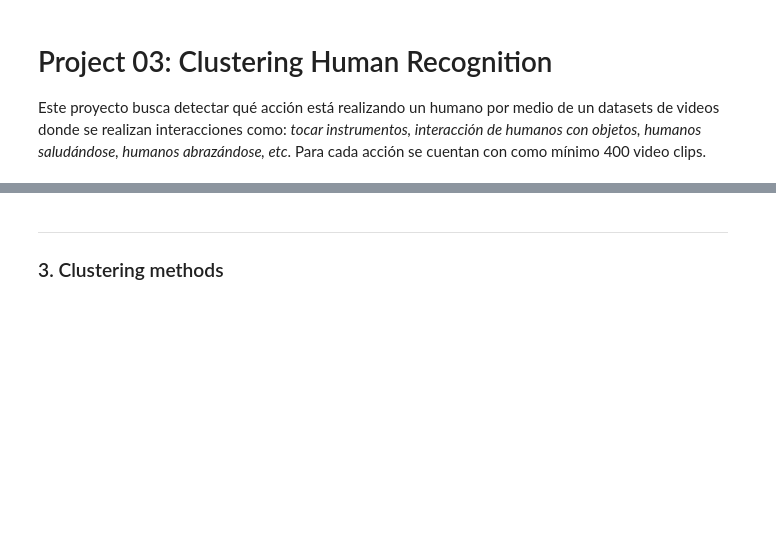
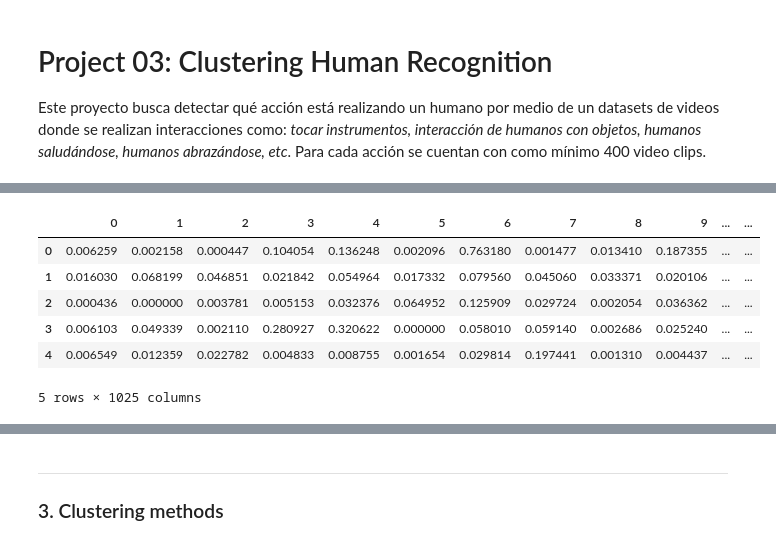
Before and after one commit to kaloslazo/ClusteringHumanRecognition, a Jupyter notebook: main.ipynb, the cells around one changed output, grey strips where cells are left out. Saved outputs shown, nothing was run; the diff lists cells and outputs as text; code cells hidden in the pictures; blank space fills up the shorter version.

```diff
--- a/main.ipynb
+++ b/main.ipynb
@@ -66,0 +78,13 @@ video_features_pca_reduced.shape
+# %%
+df_train = pd.DataFrame(video_features_stacked)
+df_train['action'] = video_labels
+
+df_train.head()
+# %% [output]
+|  | 0 | 1 | 2 | 3 | 4 | 5 | 6 | 7 | 8 | 9 | ... | ... |
+| 0 | 0.006259 | 0.002158 | 0.000447 | 0.104054 | 0.136248 | 0.002096 | 0.763180 | 0.001477 | 0.013410 | 0.187355 | ... | ... |
+| 1 | 0.016030 | 0.068199 | 0.046851 | 0.021842 | 0.054964 | 0.017332 | 0.079560 | 0.045060 | 0.033371 | 0.020106 | ... | ... |
+| 2 | 0.000436 | 0.000000 | 0.003781 | 0.005153 | 0.032376 | 0.064952 | 0.125909 | 0.029724 | 0.002054 | 0.036362 | ... | ... |
+| 3 | 0.006103 | 0.049339 | 0.002110 | 0.280927 | 0.320622 | 0.000000 | 0.058010 | 0.059140 | 0.002686 | 0.025240 | ... | ... |
+| 4 | 0.006549 | 0.012359 | 0.022782 | 0.004833 | 0.008755 | 0.001654 | 0.029814 | 0.197441 | 0.001310 | 0.004437 | ... | ... |
+5 rows × 1025 columns
```
Also changed, not shown: parts of 17 cells of this notebook.
